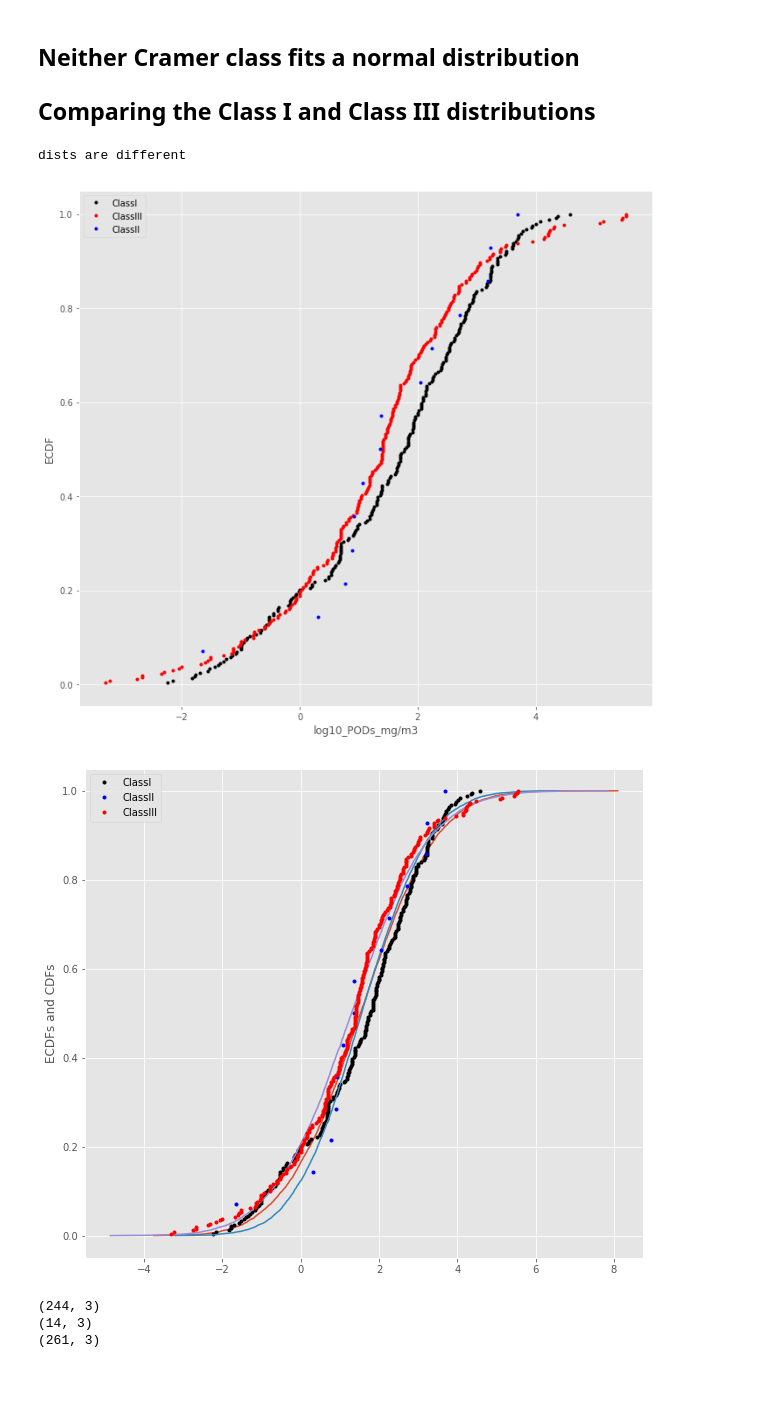
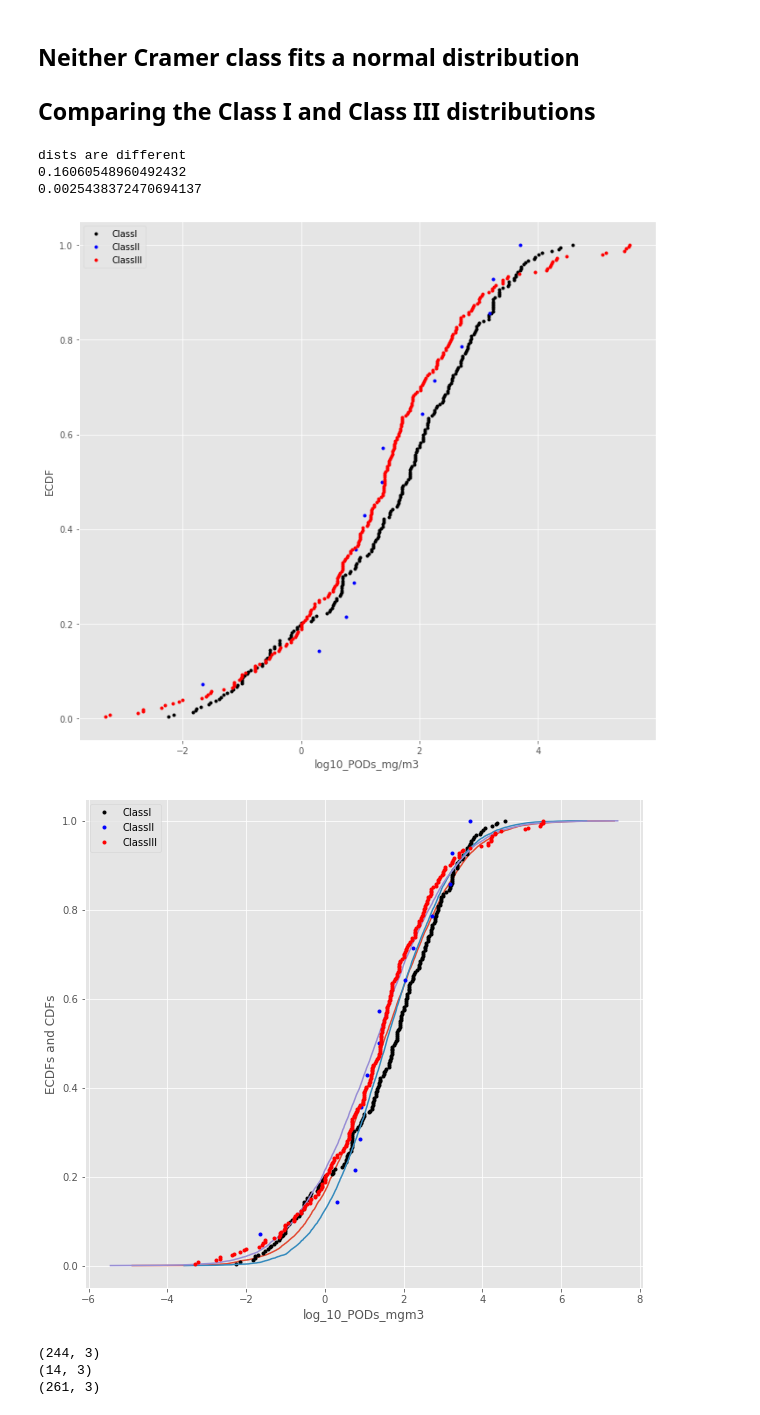
Before and after one commit to patlewig/ttc_inhalation, a Jupyter notebook: notebooks/05_TTC_derivation_Cramer.ipynb, the cells around one changed output. Cells and saved outputs as stored; diff of their text form; code cells hidden in the pictures; blank space fills up the shorter version.

```diff
--- a/notebooks/05_TTC_derivation_Cramer.ipynb
+++ b/notebooks/05_TTC_derivation_Cramer.ipynb
@@ -250,8 +202,12 @@ alpha = 0.05
 res = ks_2samp(ClassI_rep_mgm3['log_min_toxval_mgm3_adj'], ClassIII_rep_mgm3['log_min_toxval_mgm3_adj'])
 if res[1] < alpha:
     print('dists are different')
+    print(res[0])
+    print(res[1])
 # %% [output]
 dists are different
+0.16060548960492432
+0.0025438372470694137
 # %%
 figures_dir = '/home/grace/Documents/python/ttc_inhalation/reports/figures/'
 # %%
@@ -265,16 +221,16 @@ x_c2, y_c2 = ecdf(ClassII_logPODs)
 
 plt.figure(figsize = (10,9))
 plt.plot(x_c1, y_c1 , marker = '.', linestyle = 'none', color = 'black', label = 'ClassI')
+plt.plot(x_c2, y_c2 , marker = '.', linestyle = 'none', color = 'b',label = 'ClassII')
 plt.plot(x_c3, y_c3 , marker = '.', linestyle = 'none', color = 'r', label = 'ClassIII')
-plt.plot(x_c2, y_c2 , marker = '.', linestyle = 'none', color = 'b',label = 'ClassII')
 plt.xlabel('log10_PODs_mg/m3')
 plt.ylabel('ECDF')
 plt.legend()
 
 plt.tight_layout()
-plt.savefig(figures_dir+'ECDF_Cramer_classes.png', dpi = 300)
+plt.savefig(figures_dir+'ECDF_Cramer_classes.jpg', dpi = 300)
 # %% [output]
-[figure, old version]
+[figure, new version]
 # %%
 def ecdf(data):
     """Compute ECDF for a one-dimensional array of measurements."""
@@ -308,35 +264,36 @@ samples3 = np.random.normal(mean3, std3, size = 10000)
 
 x1,y1 = ecdf(ClassI_logPODs)
 xt1, yt1 = ecdf(samples1)
 
 
 x2,y2 = ecdf(ClassII_logPODs)
 xt2, yt2 = ecdf(samples2)
 
 x3,y3 = ecdf(ClassIII_logPODs)
 xt3, yt3 = ecdf(samples3)
 
 
 plt.plot(xt1,yt1)
 plt.plot(x1,y1,marker = '.', linestyle = 'None', label = 'ClassI', color = 'black')
 
 
 plt.plot(xt2,yt2)
 plt.plot(x2,y2,marker = '.', linestyle = 'None', label = 'ClassII', color = 'blue')
 
 
 
 plt.plot(xt3,yt3)
 plt.plot(x3,y3,marker = '.', linestyle = 'None', label = 'ClassIII', color = 'red')
 
 
 plt.ylabel('ECDFs and CDFs')
+plt.xlabel('log_10_PODs_mgm3')
 
 plt.legend()
 
-plt.savefig(figures_dir+'Fitted and Empircal CDFs.png', dpi = 300)
+plt.savefig(figures_dir+'Fitted and Empircal CDFs.jpg', dpi = 300)
 # %% [output]
-[figure, old version]
+[figure, new version]
 # %%
 print(ClassI_rep_ppm.shape)
 print(ClassII_rep_ppm.shape)
```
Also changed, not shown: parts of 19 cells of this notebook, 7 other files.
